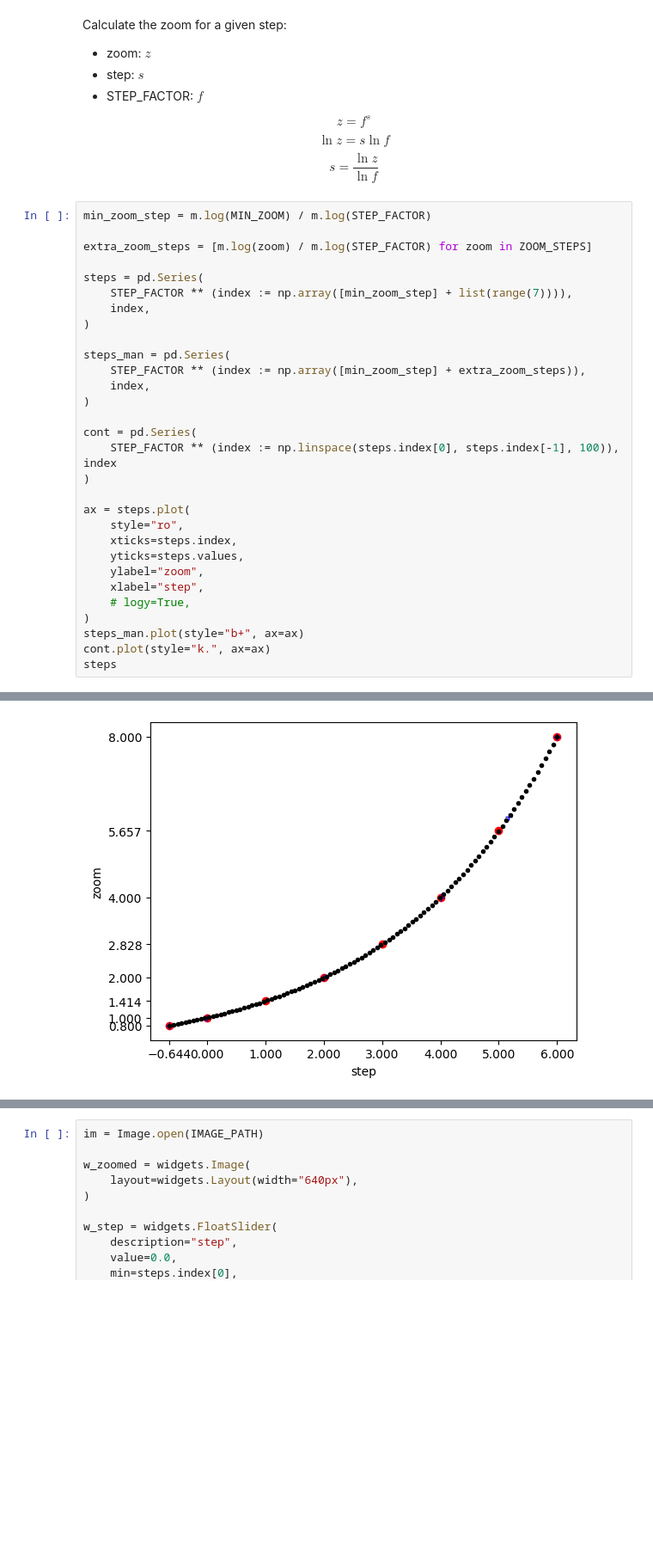
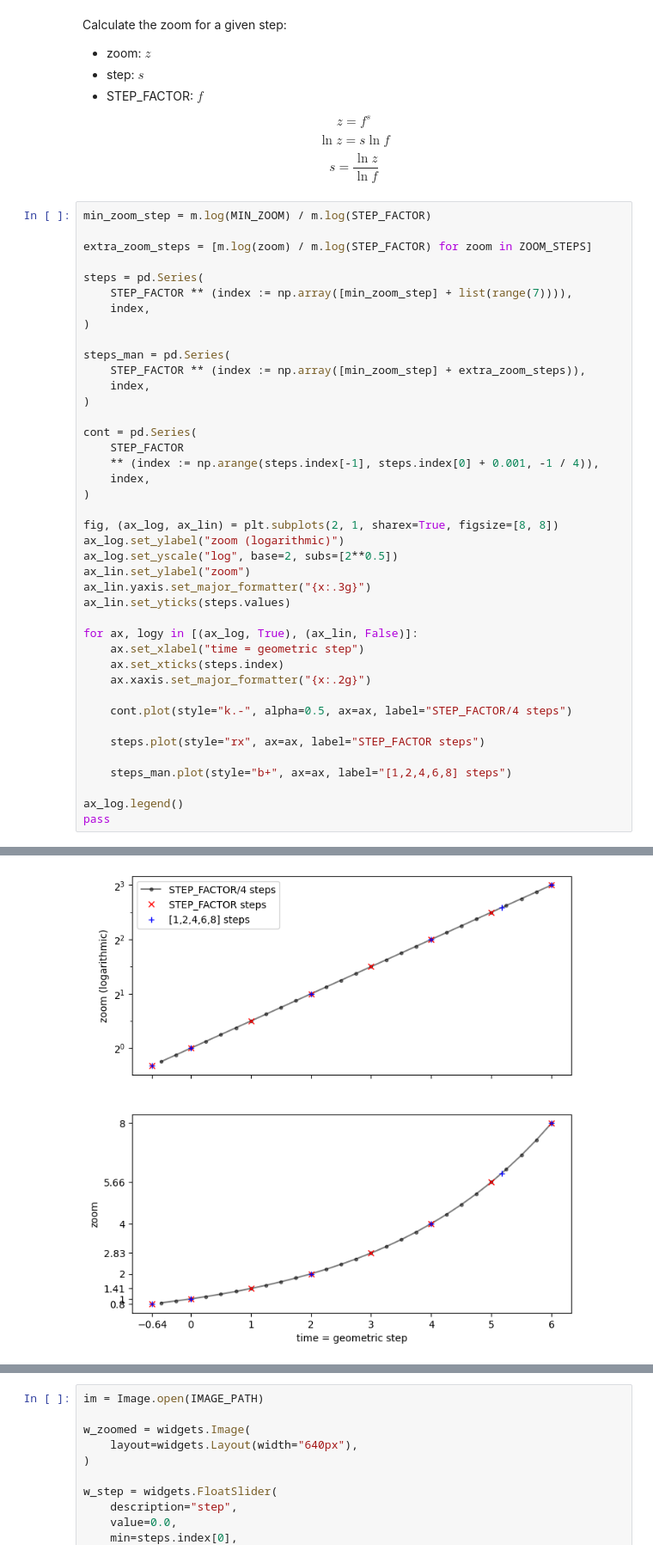
Before and after one commit to per42/zoom-concept, a Jupyter notebook: zoom_concept.ipynb, the cells around one changed output, grey strips where cells are left out. Shown at 86% size. Saved outputs shown, nothing was run; the diff lists cells and outputs as text; blank space fills up the shorter version.

Commit message:
Show difference between geometric and table progression

```diff
--- a/zoom_concept.ipynb
+++ b/zoom_concept.ipynb
@@ -47,18 +48,29 @@ steps_man = pd.Series(
 )
 
 cont = pd.Series(
-    STEP_FACTOR ** (index := np.linspace(steps.index[0], steps.index[-1], 100)), index
+    STEP_FACTOR
+    ** (index := np.arange(steps.index[-1], steps.index[0] + 0.001, -1 / 4)),
+    index,
 )
 
-ax = steps.plot(
-    style="ro",
-    xticks=steps.index,
-    yticks=steps.values,
-    ylabel="zoom",
-    xlabel="step",
-    # logy=True,
-)
-steps_man.plot(style="b+", ax=ax)
-cont.plot(style="k.", ax=ax)
-steps
+fig, (ax_log, ax_lin) = plt.subplots(2, 1, sharex=True, figsize=[8, 8])
+ax_log.set_ylabel("zoom (logarithmic)")
+ax_log.set_yscale("log", base=2, subs=[2**0.5])
+ax_lin.set_ylabel("zoom")
+ax_lin.yaxis.set_major_formatter("{x:.3g}")
+ax_lin.set_yticks(steps.values)
+
+for ax, logy in [(ax_log, True), (ax_lin, False)]:
+    ax.set_xlabel("time = geometric step")
+    ax.set_xticks(steps.index)
+    ax.xaxis.set_major_formatter("{x:.2g}")
+
+    cont.plot(style="k.-", alpha=0.5, ax=ax, label="STEP_FACTOR/4 steps")
+
+    steps.plot(style="rx", ax=ax, label="STEP_FACTOR steps")
+
+    steps_man.plot(style="b+", ax=ax, label="[1,2,4,6,8] steps")
+
+ax_log.legend()
+pass
 # %% [output]
@@ -74 +77 @@ dtype: float64
-[figure, old version]
+[figure, new version]
```
Also changed, not shown: parts of 3 cells of this notebook.
